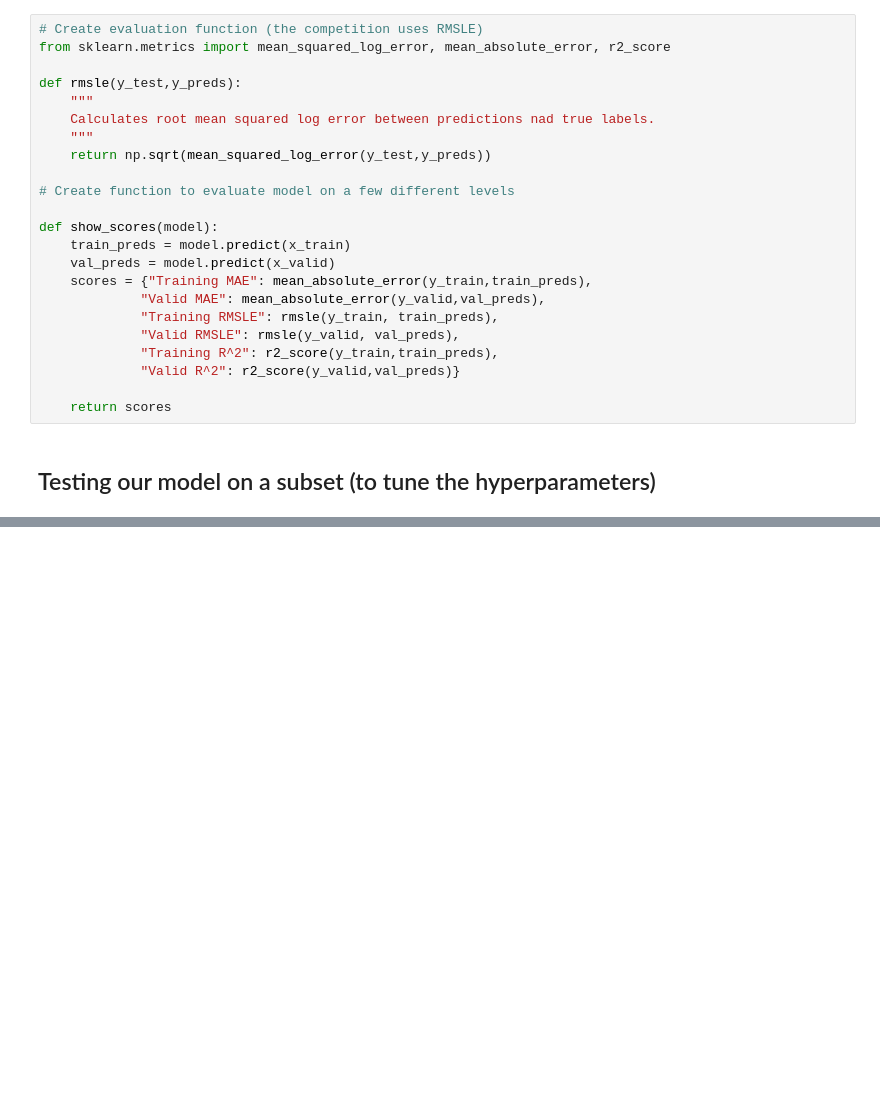
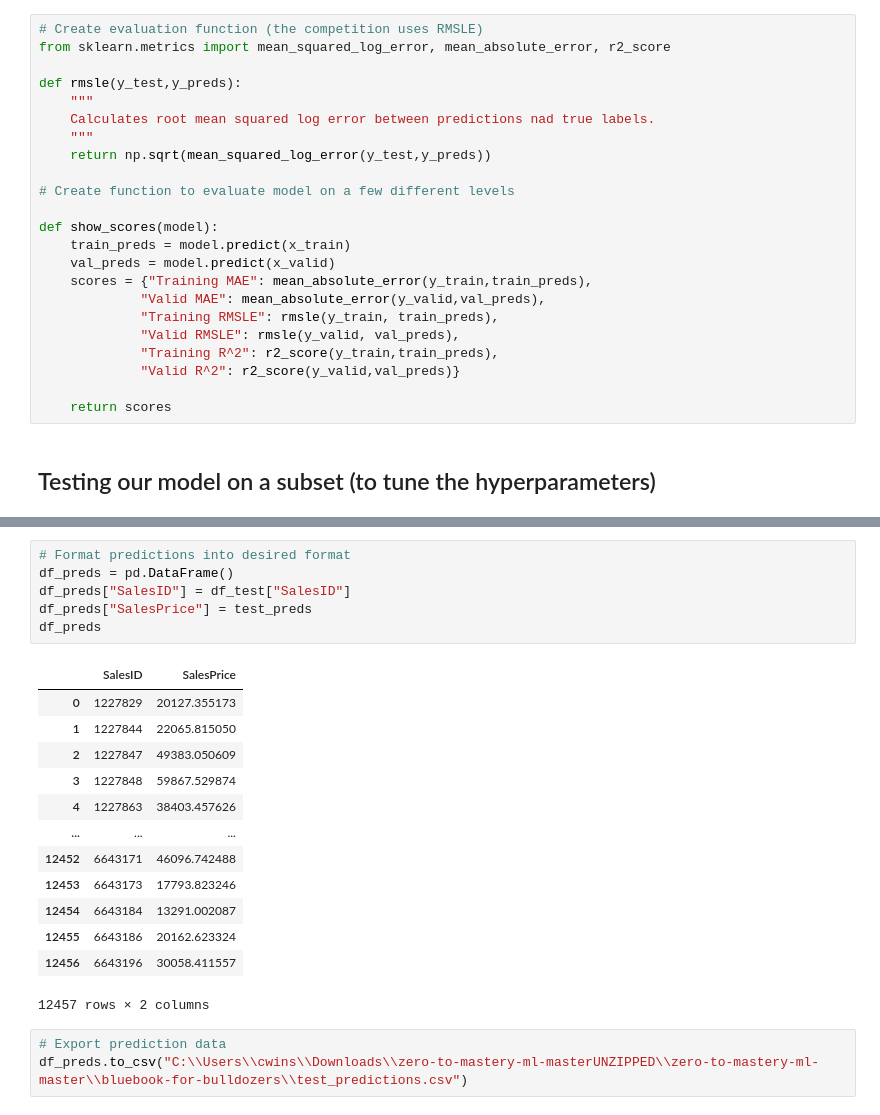
Before and after one commit to cwg7/Bulldozer-Price-Prediction, a Jupyter notebook: bulldozer-price-prediction.ipynb, the cells around one changed output, grey strips where cells are left out. Cells and saved outputs as stored; diff of their text form; blank space fills up the shorter version.

```diff
--- a/bulldozer-price-prediction.ipynb
+++ b/bulldozer-price-prediction.ipynb
@@ -1282,0 +1347,23 @@ def preprocess_data(df):
+# %%
+# Format predictions into desired format
+df_preds = pd.DataFrame()
+df_preds["SalesID"] = df_test["SalesID"]
+df_preds["SalesPrice"] = test_preds
+df_preds
+# %% [output]
+|  | SalesID | SalesPrice |
+| 0 | 1227829 | 20127.355173 |
+| 1 | 1227844 | 22065.815050 |
+| 2 | 1227847 | 49383.050609 |
+| 3 | 1227848 | 59867.529874 |
+| 4 | 1227863 | 38403.457626 |
+| ... | ... | ... |
+| 12452 | 6643171 | 46096.742488 |
+| 12453 | 6643173 | 17793.823246 |
+| 12454 | 6643184 | 13291.002087 |
+| 12455 | 6643186 | 20162.623324 |
+| 12456 | 6643196 | 30058.411557 |
+12457 rows × 2 columns
+# %%
+# Export prediction data
+df_preds.to_csv("C:\\Users\\cwins\\Downloads\\zero-to-mastery-ml-masterUNZIPPED\\zero-to-mastery-ml-master\\bluebook-for-bulldozers\\test_predictions.csv")
```
Also changed, not shown: parts of 55 cells of this notebook.
